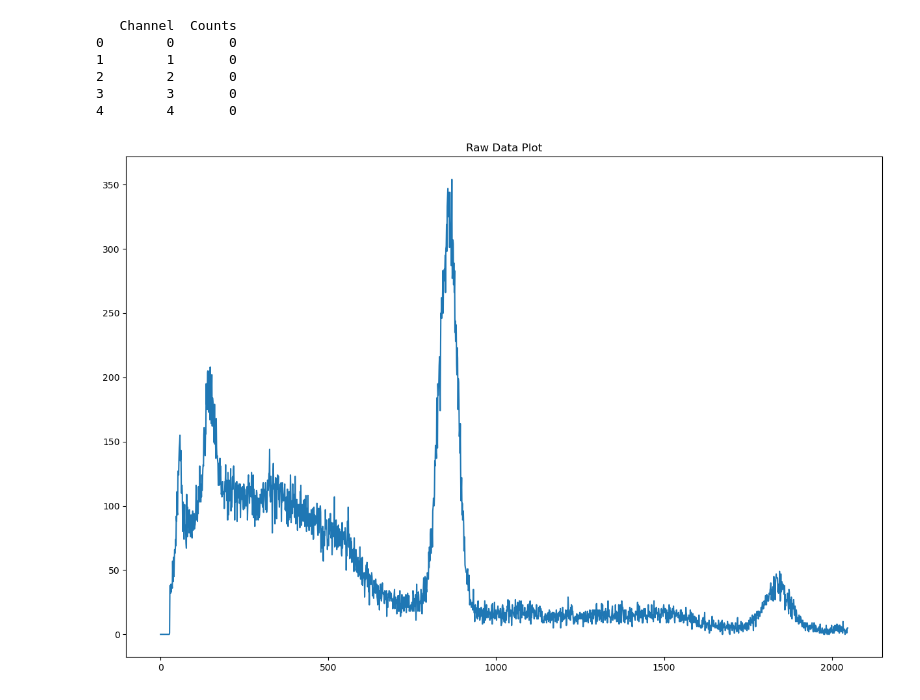
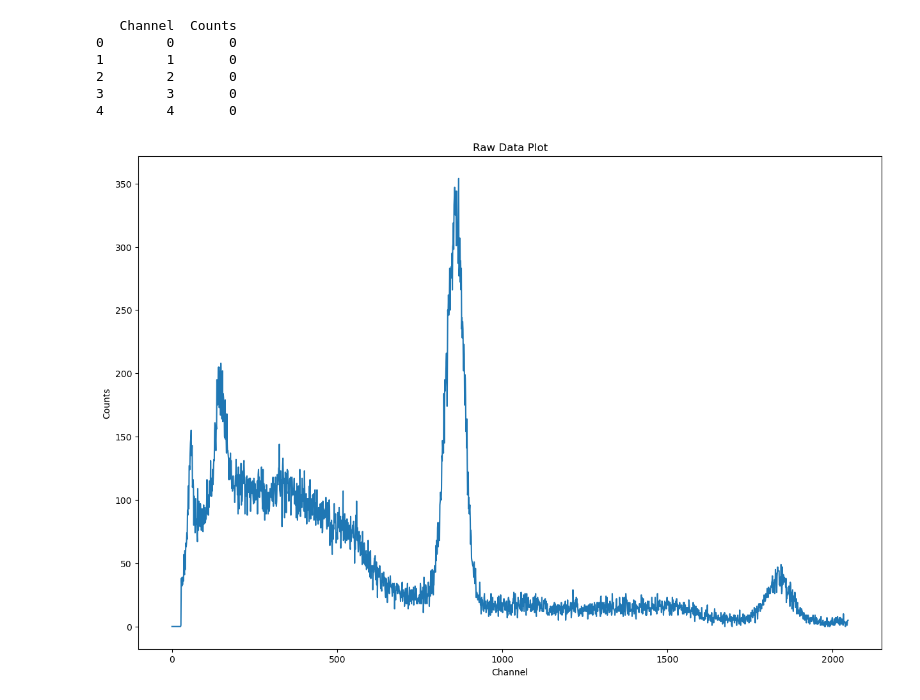
Before and after one commit to ethan-ryan-gh/gam-spec, a Jupyter notebook: Na_22_Analysis.ipynb, the cells around one changed output. Saved outputs shown, nothing was run; the diff lists cells and outputs as text; code cells hidden in the pictures.

```diff
--- a/Na_22_Analysis.ipynb
+++ b/Na_22_Analysis.ipynb
@@ -2,38 +2,40 @@
 ###################
 # Import Libraries
 ###################
 
 import pandas as pd # coding but excel
 import numpy as np # number stuff, creates arrays
 import matplotlib.pyplot as plt # plotting
 from scipy.optimize import curve_fit # curve fit class
 
 
 ##############
 # Import data
 ##############
 
-df_Ba_133 = pd.read_csv("Na_22.csv") # create pandas dataframe
-print(df_Ba_133.head()) # print first 5 rows
+df_Na_22 = pd.read_csv("Na_22.csv") # create pandas dataframe
+print(df_Na_22.head()) # print first 5 rows
 
 
 ##############
 # Plot data
 ##############
 
-x_Ba_133 = df_Ba_133["Channel"] # grab column
-y_Ba_133 = df_Ba_133["Counts"] # grab column
+x_Na_22 = df_Na_22["Channel"] # grab column
+y_Na_22 = df_Na_22["Counts"] # grab column
+x_Na_22_mp = df_Na_22["Channel"][1600:] # grab column for mp = mini peak
+y_Na_22_mp = df_Na_22["Counts"][1600:] # grab column for mp = mini peak
 plt.figure(figsize=(15,10))
-plt.xlabel("")
-plt.ylabel("")
+plt.xlabel("Channel")
+plt.ylabel("Counts")
 plt.title("Raw Data Plot")
-plt.plot(x_Ba_133, y_Ba_133)
+plt.plot(x_Na_22, y_Na_22)
 plt.show()
 # %% [output]
    Channel  Counts
 0        0       0
 1        1       0
 2        2       0
 3        3       0
 4        4       0
-[figure, old version]
+[figure, new version]
```
Also changed, not shown: parts of 2 cells of this notebook, 5 other files.
